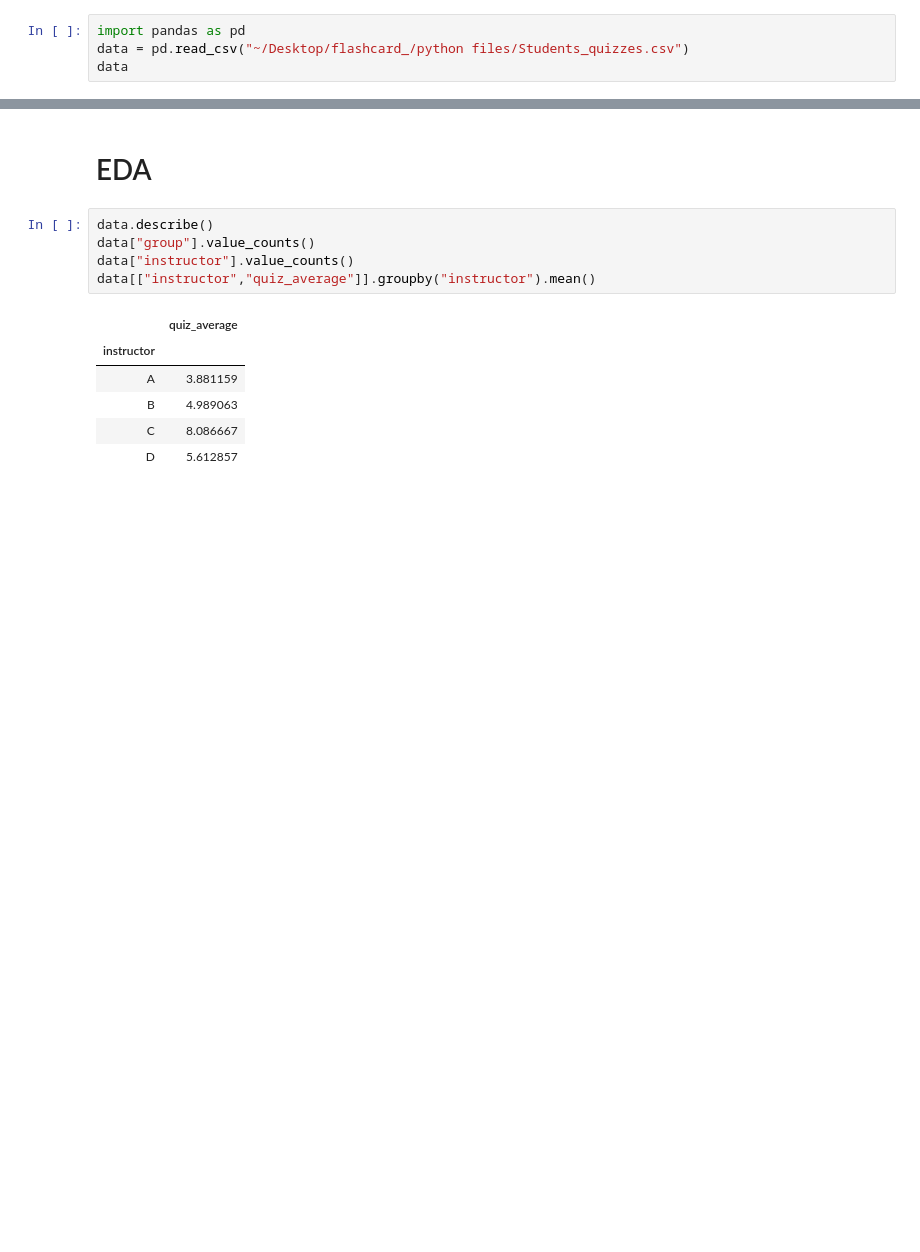
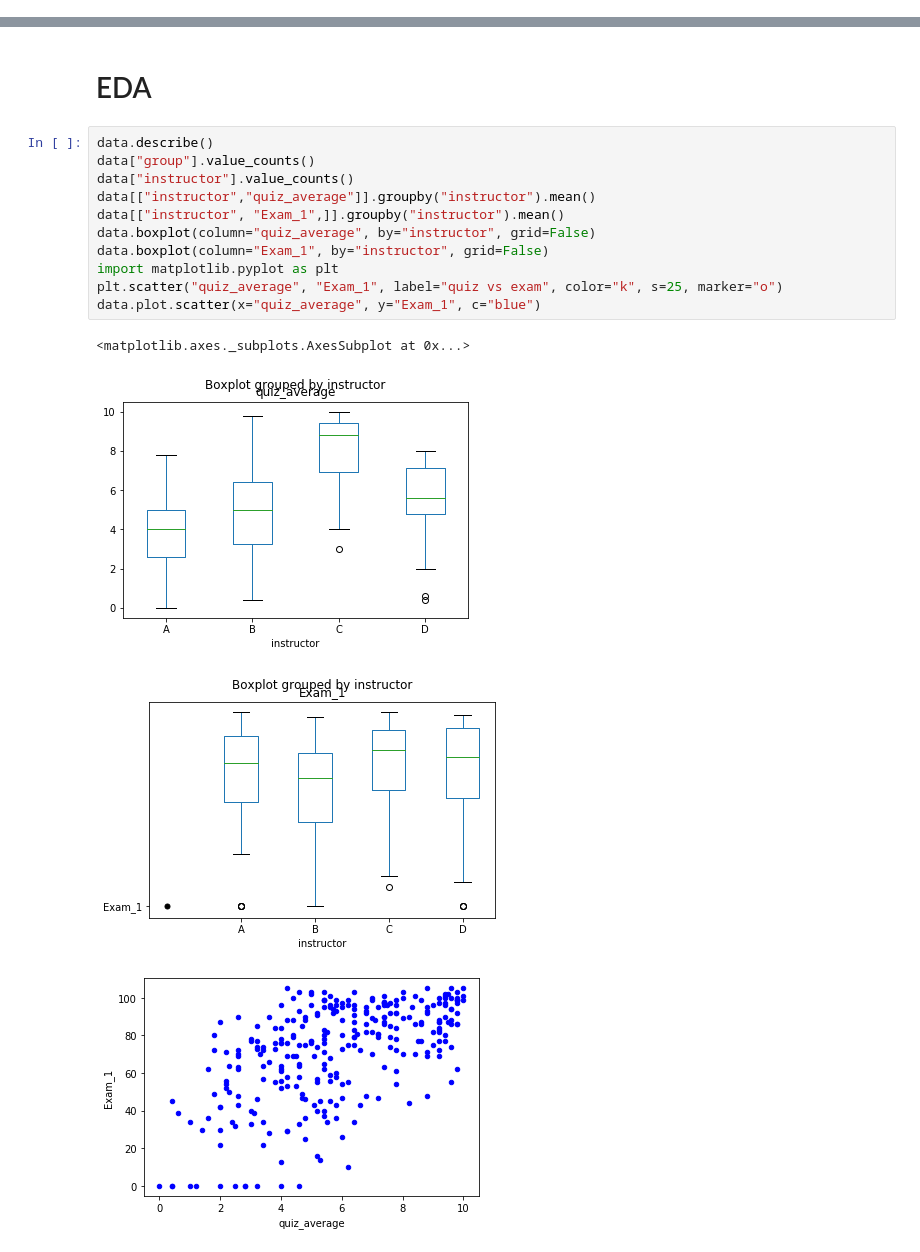
Before and after one commit to ElenaShevchenk0/Students_quizzes, a Jupyter notebook: Students_quizzes.ipynb, the cells around one changed output, grey strips where cells are left out. Drawn from its saved outputs; the diff is of its cells as text; blank space fills up the shorter version.

```diff
--- a/Students_quizzes.ipynb
+++ b/Students_quizzes.ipynb
@@ -1,4 +0,0 @@
-# %%
-import pandas as pd
-data = pd.read_csv("~/Desktop/flashcard_/python files/Students_quizzes.csv")
-data
@@ -19,14 +20,18 @@ data
 # %% [markdown]
 # EDA
-# %%
-data.describe()
-data["group"].value_counts()
-data["instructor"].value_counts()
-data[["instructor","quiz_average"]].groupby("instructor").mean()
-# %% [output]
-|  | quiz_average |
-| instructor |  |
-| A | 3.881159 |
-| B | 4.989063 |
-| C | 8.086667 |
-| D | 5.612857 |
+# %%
+data.describe()
+data["group"].value_counts()
+data["instructor"].value_counts()
+data[["instructor","quiz_average"]].groupby("instructor").mean()
+data[["instructor", "Exam_1",]].groupby("instructor").mean()
+data.boxplot(column="quiz_average", by="instructor", grid=False)
+data.boxplot(column="Exam_1", by="instructor", grid=False)
+import matplotlib.pyplot as plt
+plt.scatter("quiz_average", "Exam_1", label="quiz vs exam", color="k", s=25, marker="o")
+data.plot.scatter(x="quiz_average", y="Exam_1", c="blue")
+# %% [output]
+<matplotlib.axes._subplots.AxesSubplot at 0x...>
+[figure, added]
+[figure, added]
+[figure, added]
```
Also changed, not shown: parts of 5 cells of this notebook.
